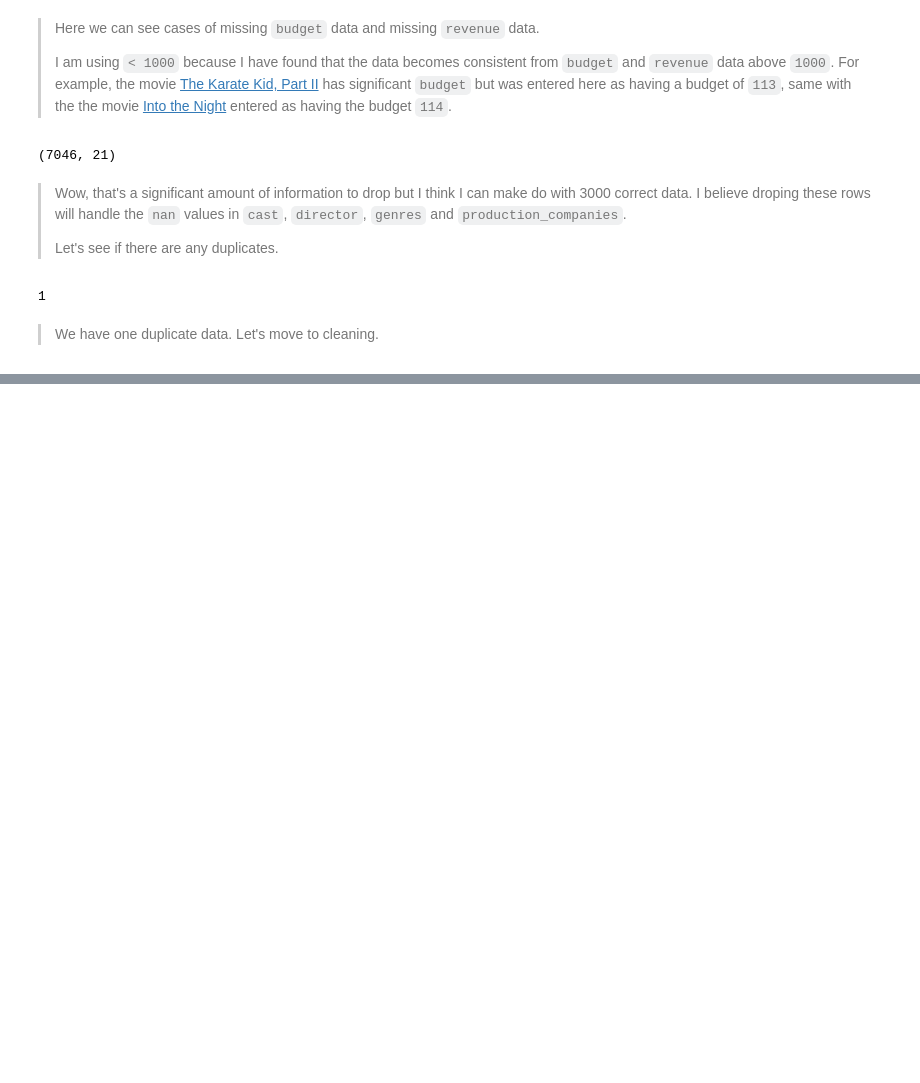
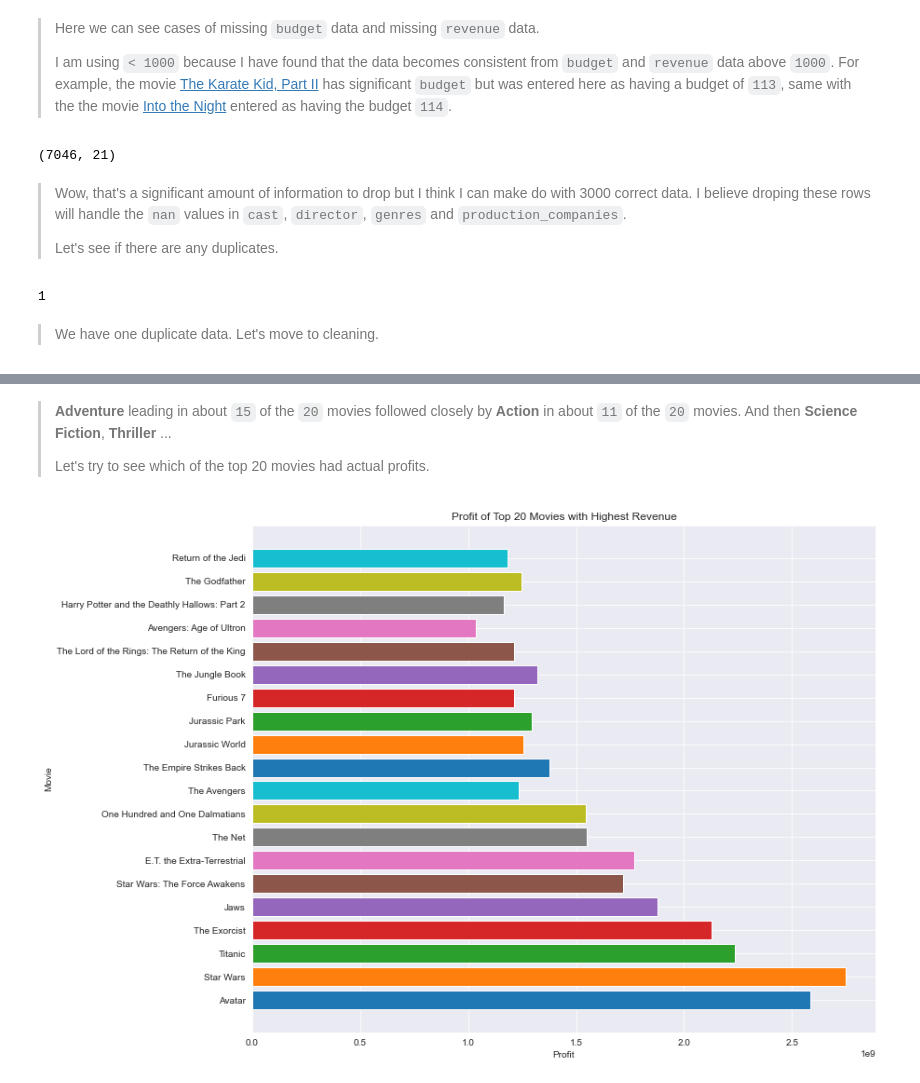
Before and after one commit to mathias-mike/Analyzing-Data, a Jupyter notebook: TMDB Movie Data Analysis/tmdb-movie.ipynb, the cells around one changed output, grey strips where cells are left out. Saved outputs shown, nothing was run; the diff lists cells and outputs as text; code cells hidden in the pictures; blank space fills up the shorter version.

```diff
--- a/TMDB Movie Data Analysis/tmdb-movie.ipynb
+++ b/TMDB Movie Data Analysis/tmdb-movie.ipynb
@@ -512,0 +294,12 @@ df.head()
+# %% [markdown]
+> **Adventure** leading in about `15` of the `20` movies followed closely by **Action** in about `11` of the `20` movies. And then **Science Fiction**, **Thriller** ...
+>
+> Let's try to see which of the top 20 movies had actual profits.
+# %%
+plt.figure(figsize=(12, 10))
+plt.barh(highest_r20.title, highest_r20.profit, color=std_colors)
+plt.title('Profit of Top 20 Movies with Highest Revenue')
+plt.xlabel('Profit')
+plt.ylabel('Movie');
+# %% [output]
+[figure, added]
```
Also changed, not shown: parts of 133 cells of this notebook, 2 other files.
